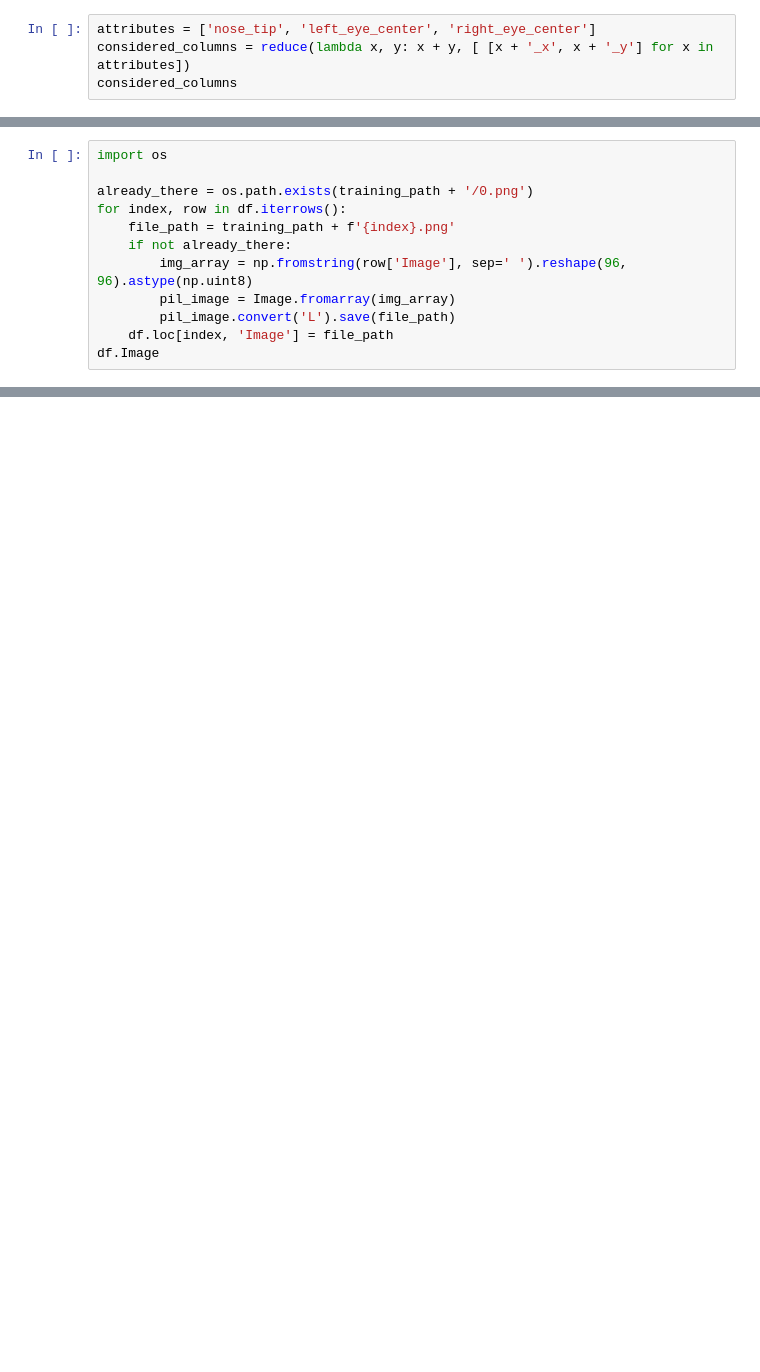
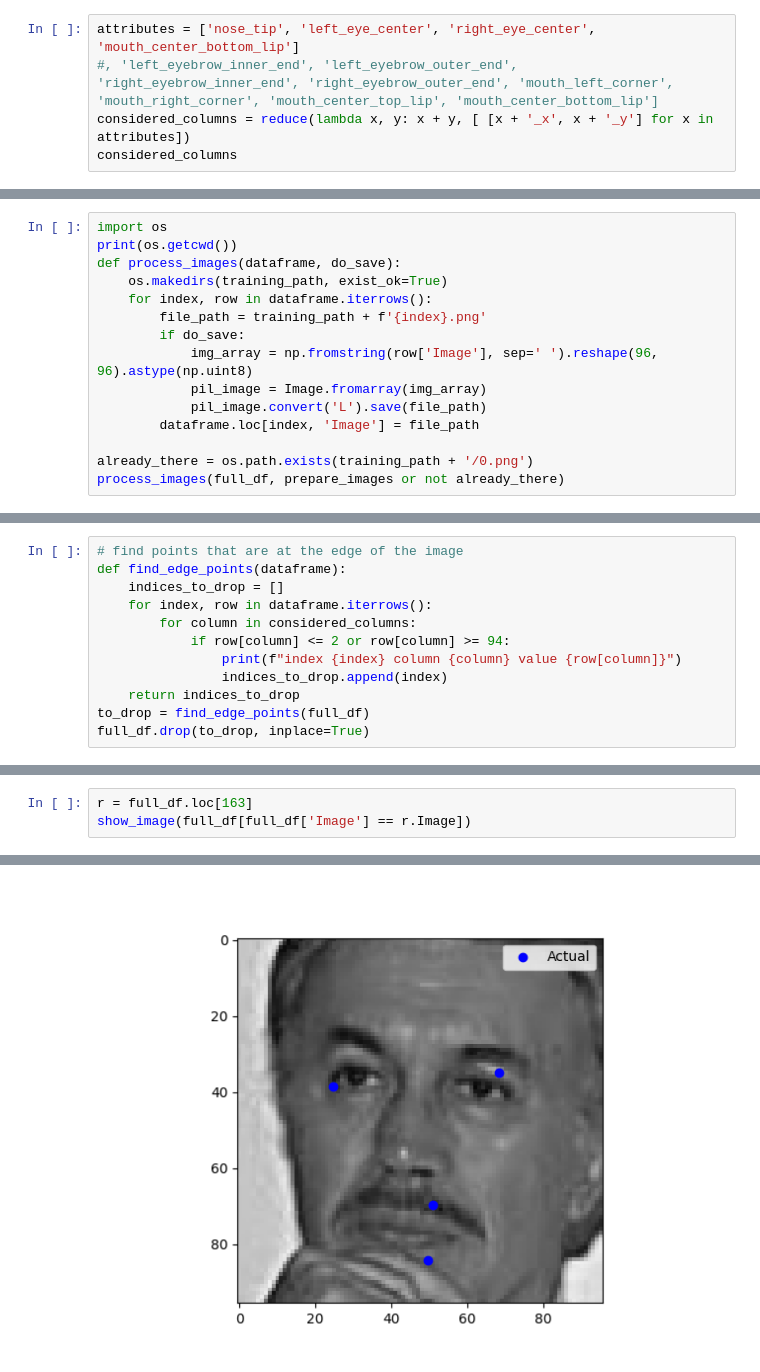
Before and after one commit to fleclerc/aitest, a Jupyter notebook: facial.ipynb, the cells around one changed output, grey strips where cells are left out. Drawn from its saved outputs; the diff is of its cells as text; blank space fills up the shorter version.

```diff
--- a/facial.ipynb
+++ b/facial.ipynb
@@ -24,5 +61,6 @@ test_df = pd.read_csv(test_path + 'test.csv', nrows=100000)
 # %%
-attributes = ['nose_tip', 'left_eye_center', 'right_eye_center']
+attributes = ['nose_tip', 'left_eye_center', 'right_eye_center', 'mouth_center_bottom_lip']
+#, 'left_eyebrow_inner_end', 'left_eyebrow_outer_end', 'right_eyebrow_inner_end', 'right_eyebrow_outer_end', 'mouth_left_corner', 'mouth_right_corner', 'mouth_center_top_lip', 'mouth_center_bottom_lip']
 considered_columns = reduce(lambda x, y: x + y, [ [x + '_x', x + '_y'] for x in attributes])
 considered_columns
 # %% [output]
@@ -45,13 +88,16 @@ df.shape
 # %%
 import os
+print(os.getcwd())
+def process_images(dataframe, do_save):
+    os.makedirs(training_path, exist_ok=True)
+    for index, row in dataframe.iterrows():
+        file_path = training_path + f'{index}.png'
+        if do_save:
+            img_array = np.fromstring(row['Image'], sep=' ').reshape(96, 96).astype(np.uint8)
+            pil_image = Image.fromarray(img_array)
+            pil_image.convert('L').save(file_path)
+        dataframe.loc[index, 'Image'] = file_path
 
 already_there = os.path.exists(training_path + '/0.png')
-for index, row in df.iterrows():
-    file_path = training_path + f'{index}.png'
-    if not already_there:
-        img_array = np.fromstring(row['Image'], sep=' ').reshape(96, 96).astype(np.uint8)
-        pil_image = Image.fromarray(img_array)
-        pil_image.convert('L').save(file_path)
-    df.loc[index, 'Image'] = file_path
-df.Image
+process_images(full_df, prepare_images or not already_there)
 # %% [output]
@@ -69,0 +195,12 @@ Name: Image, Length: 7033, dtype: object
+# %%
+# find points that are at the edge of the image
+def find_edge_points(dataframe):
+    indices_to_drop = []
+    for index, row in dataframe.iterrows():
+        for column in considered_columns:
+            if row[column] <= 2 or row[column] >= 94:
+                print(f"index {index} column {column} value {row[column]}")
+                indices_to_drop.append(index)
+    return indices_to_drop
+to_drop = find_edge_points(full_df)
+full_df.drop(to_drop, inplace=True)
@@ -69,0 +225,4 @@ Name: Image, Length: 7033, dtype: object
+# %%
+r = full_df.loc[163]
+show_image(full_df[full_df['Image'] == r.Image])
+# %% [output]
@@ -69,0 +232 @@ Name: Image, Length: 7033, dtype: object
+[figure, added]
```
Also changed, not shown: parts of 62 cells of this notebook.
